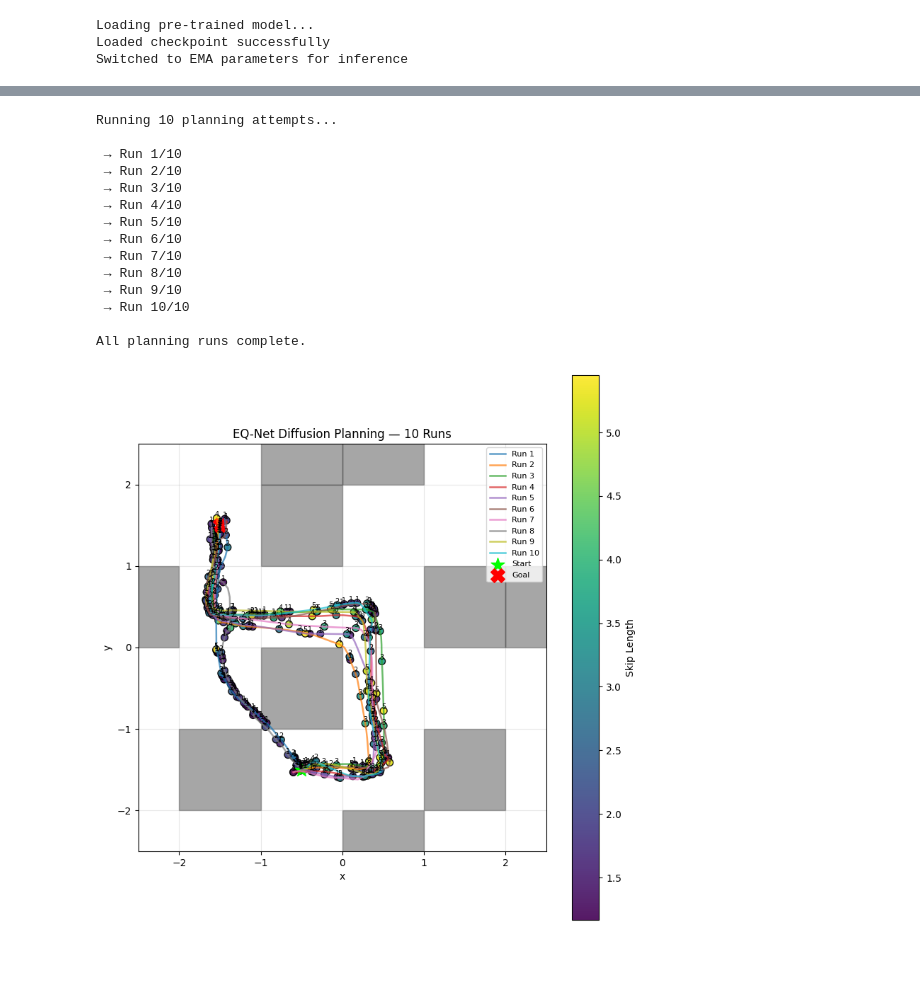
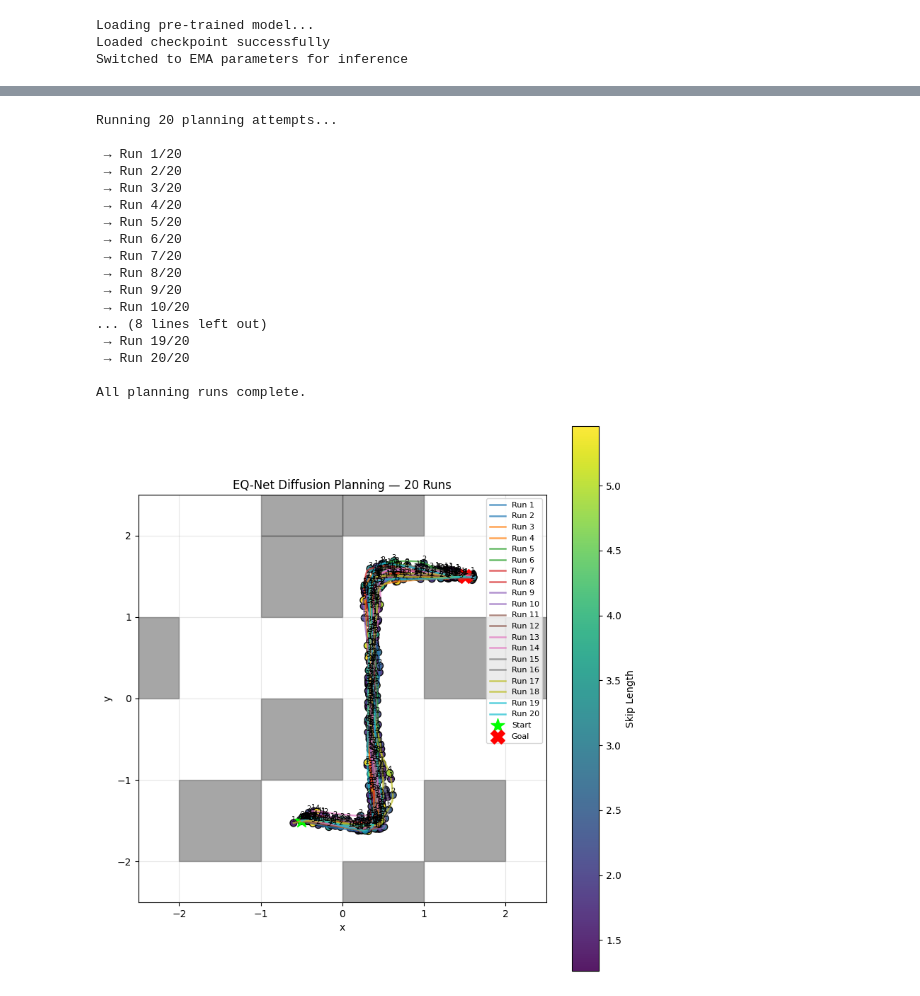
Before and after one commit to logflash/rpmml-project, a Jupyter notebook: timeskip-diffuser/src/timeskip_diffuser/pointmaze/skip_independent_medium.ipynb, the cells around one changed output, grey strips where cells are left out. Saved outputs shown, nothing was run; the diff lists cells and outputs as text; code cells hidden in the pictures; blank space fills up the shorter version.

```diff
--- a/timeskip-diffuser/src/timeskip_diffuser/pointmaze/skip_independent_medium.ipynb
+++ b/timeskip-diffuser/src/timeskip_diffuser/pointmaze/skip_independent_medium.ipynb
@@ -277,7 +277,7 @@ NUM_RUNS = 20
 HORIZON  = 32
 
 current = np.array([-0.5, -1.5, 0, 0])
-goal    = np.array([-1.5,  1.5])
+goal    = np.array([1.5,  1.5])
 
 planner = DiffuserPlanner(eqnet, diffusion, dataset, device=device)
 
@@ -384,42 +384,45 @@ for i, run in enumerate(runs):
     for j, (x, y) in enumerate(coarse_pos):
         ax.text(x, y, f"{int(coarse_skip[j])}", fontsize=7,
                 ha="center", va="bottom", color="black")
 
 # ============================================================
 # Start and goal
 # ============================================================
 ax.scatter(current[0], current[1], s=200, marker="*", color="lime", label="Start")
 ax.scatter(goal[0],    goal[1],    s=200, marker="X", color="red",  label="Goal")
 
 # ============================================================
 # Final styling
 # ============================================================
 ax.set_title(f"EQ-Net Diffusion Planning — {NUM_RUNS} Runs")
 ax.set_xlabel("x")
 ax.set_ylabel("y")
 ax.set_aspect("equal", "box")
 ax.grid(True, alpha=0.3)
 ax.legend(loc="upper right", fontsize=8, frameon=True)
 
 ax.set_xlim(-2.5, 2.5)
 ax.set_ylim(-2.5, 2.5)
 
 plt.colorbar(sc, ax=ax, label="Skip Length")
 plt.tight_layout()
 plt.show()
 # %% [output]
-Running 10 planning attempts...
+Running 20 planning attempts...
 
- → Run 1/10
- → Run 2/10
- → Run 3/10
- → Run 4/10
- → Run 5/10
- → Run 6/10
- → Run 7/10
- → Run 8/10
- → Run 9/10
- → Run 10/10
+ → Run 1/20
+ → Run 2/20
+ → Run 3/20
+ → Run 4/20
+ → Run 5/20
+ → Run 6/20
+ → Run 7/20
+ → Run 8/20
+ → Run 9/20
+ → Run 10/20
+... (8 lines left out)
+ → Run 19/20
+ → Run 20/20
 
 All planning runs complete.
-[figure, old version]
+[figure, new version]
```
Also changed, not shown: parts of 3 cells of this notebook, 3 other files.
